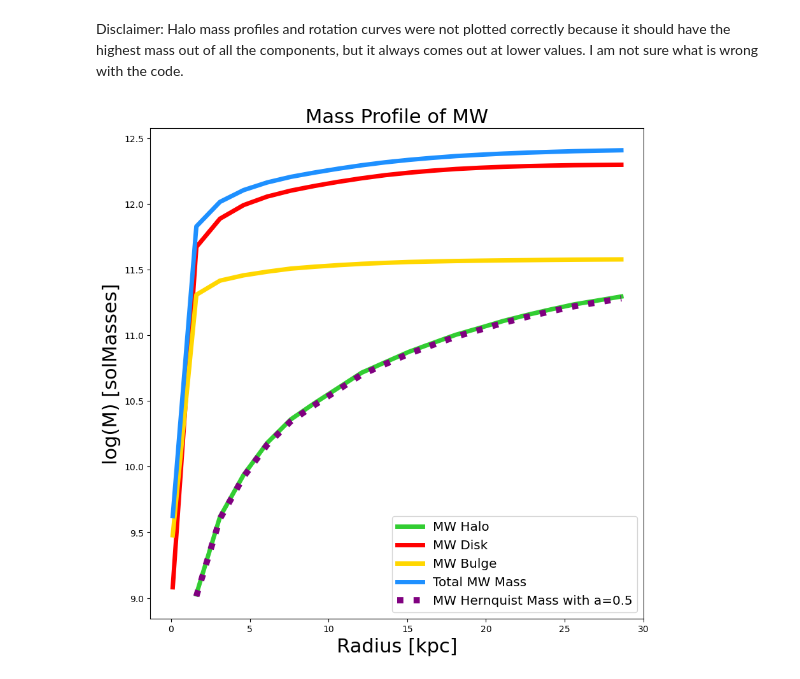
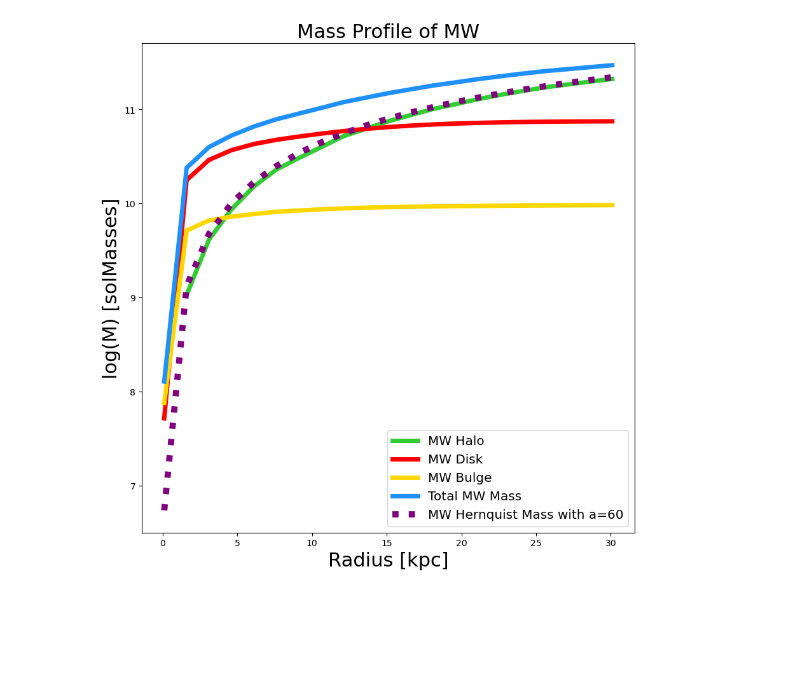
Before and after one commit to alocardona/astr400b, a Jupyter notebook: Homeworks/Homework5/HW5.ipynb, the cells around one changed output. Cells and saved outputs as stored; diff of their text form; code cells hidden in the pictures; blank space fills up the shorter version.

Commit message:
Homework 5: Mass profiles & rotation curves

```diff
--- a/Homeworks/Homework5/HW5.ipynb
+++ b/Homeworks/Homework5/HW5.ipynb
@@ -61,6 +61,7 @@ class MassProfile:
         x = pdata['x']*u.kpc-pos_COM[0]
         y = pdata['y']*u.kpc-pos_COM[1]
         z = pdata['z']*u.kpc-pos_COM[2]
+        r1 = np.sqrt(x**2 + y**2 + z**2) # magnitude of particle position
 
         # array to store the mass enclosed by each radius value
         masses = np.zeros(len(r))
@@ -68,9 +69,10 @@ class MassProfile:
         for i in range(len(r)):
             # looping through the radius array
             # mask for selecting particles within the given radius
-            radius = np.where(np.sqrt(x**2+y**2+z**2) <= r[i])
+            radius = np.where(r1 <= r[i])
 
-            pmass = self.data['m'][radius] # array of particle masses within given radius
+            #pmass = self.data['m'][radius] # array of particle masses within given radius
+            pmass = pdata['m'][radius]
 
             # sum enclosed particle masses
             m_sum = np.sum(pmass)
@@ -143,13 +145,14 @@ class MassProfile:
         inputs: r= array of radii magnitudes
         outputs: v_total= total circular velocity of all components
         '''
-        # define circular velocity of each component
-        v_halo = self.CircularVelocity(1,r)
-        v_disk = self.CircularVelocity(2,r)
-        v_bulge = self.CircularVelocity(3,r)
+        # define astropy gravitational constant
+        G = const.G.to(u.kpc*u.km**2/u.s**2/u.Msun)
 
-        # calculate total circular velocity (not just sum)
-        v_total = np.sqrt(v_halo**2+v_disk**2+v_bulge**2)
+        # total mass
+        mtot = self.MassEnclosedTotal(r)
+
+        # calculate total circular velocity
+        v_total = np.sqrt(G*mtot/r)
 
         return v_total
 
@@ -178,10 +181,7 @@ M31 = MassProfile("M31",0)
 M33 = MassProfile("M33",0)
 
 # define array of radii up until 30 kpc
-r = np.arange(0.1,30,1.5)
+r = np.arange(0.1,30.5,1.5)
-# %% [markdown]
-Disclaimer: Halo mass profiles and rotation curves were not plotted correctly because it should have the highest mass
-out of all the components, but it always comes out at lower values. I am not sure what is wrong with the code.
 # %%
 # find mass enclosed by radius values of each component
 MW_halo = MW.MassEnclosed(1,r)
@@ -192,7 +192,8 @@ MW_bulge = MW.MassEnclosed(3,r)
 totalM = MW.MassEnclosedTotal(r)
 
 # Hernquist mass
-HernM = MW.HernquistMass(30,0.5,MW_halo)
+mHalo = 1.975e12
+HernM = MW.HernquistMass(r,60,mHalo)
 
 # start plotting code
 fig = plt.figure(figsize=(10,10))
@@ -206,35 +207,35 @@ plt.plot(r, np.log10(MW_halo.to_value()), color='limegreen',
 plt.plot(r, np.log10(MW_disk.to_value()), color='red',
          linewidth=5, label='MW Disk')
 
 # plot bulge mass profile
 plt.plot(r, np.log10(MW_bulge.to_value()), color='gold',
          linewidth=5, label='MW Bulge')
 
 # plot total mass profile
 plt.plot(r, np.log10(totalM.to_value()), color='dodgerblue',
          linewidth=5, label='Total MW Mass')
 
 # plot Hernquist mass profile
 plt.plot(r, np.log10(HernM.to_value()), color='purple',
-         linewidth=7, linestyle=':',label='MW Hernquist Mass with a=0.5')
+         linewidth=7, linestyle=':',label='MW Hernquist Mass with a=60')
 
 # Add axis labels
 plt.xlabel('Radius [kpc]', fontsize=22)
 plt.ylabel('log(M) [solMasses]', fontsize=22)
 
 # add title to plot
 plt.title('Mass Profile of MW', fontsize=22)
 
 #adjust tick label font size
 label_size = 22
 
 # add a legend with some customizations.
 legend = ax.legend(loc='lower right',fontsize='x-large')
 
 # save figure
 plt.savefig('MP_MW.png')
 # %% [output]
-[figure, old version]
+[figure, new version]
 # %%
 M31_halo = M31.MassEnclosed(1,r)
 M31_disk = M31.MassEnclosed(2,r)
```
Also changed, not shown: parts of 5 cells of this notebook, 7 other files.
